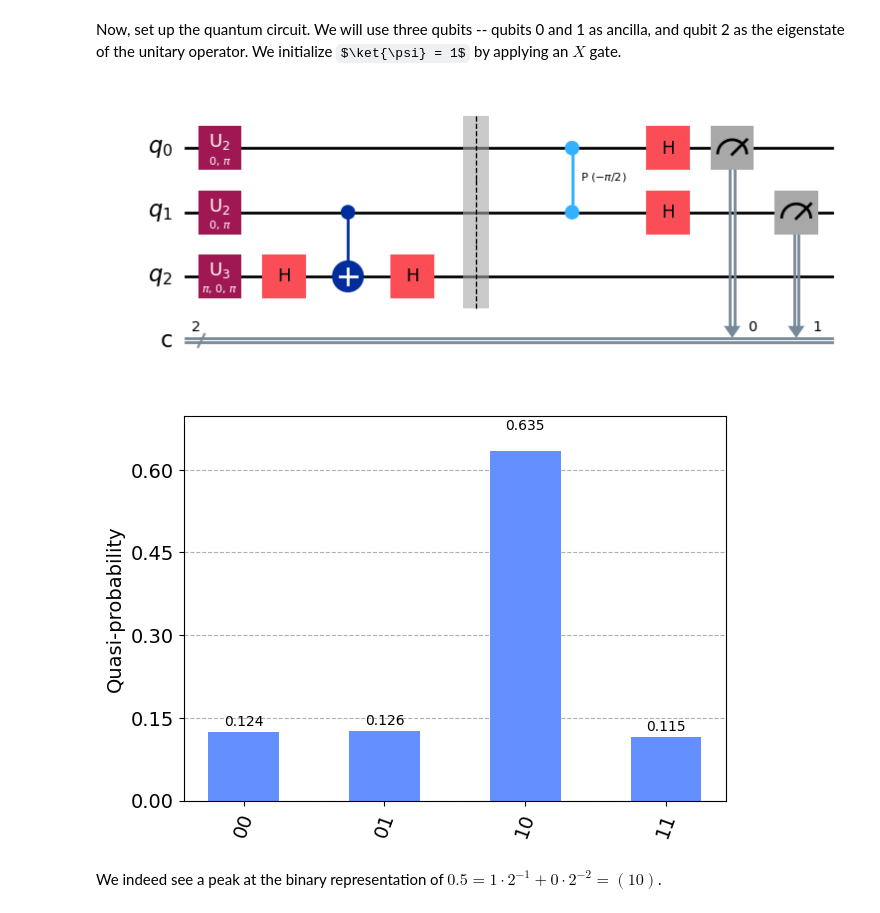
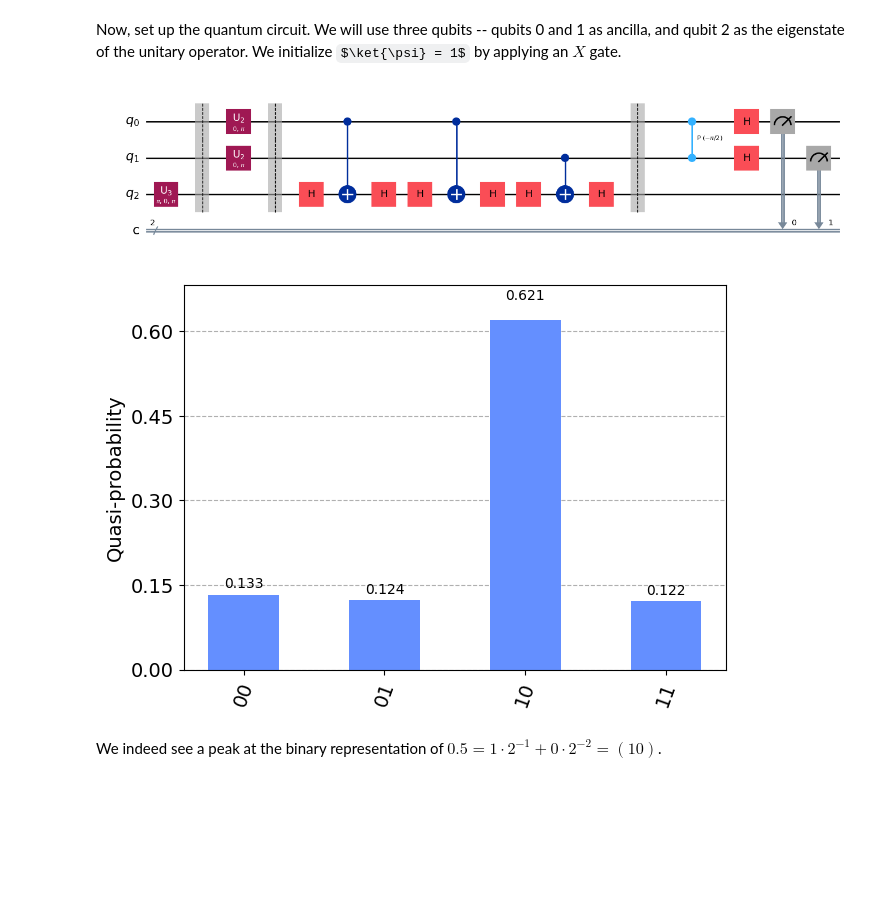
Before and after one commit to NicolaAssolini98/QuantumLab, a Jupyter notebook: Lab5/3_PhaseEstimation.ipynb, the cells around one changed output. Cells and saved outputs as stored; diff of their text form; code cells hidden in the pictures; some formulas as TeX source; blank space fills up the shorter version.

```diff
--- a/Lab5/3_PhaseEstimation.ipynb
+++ b/Lab5/3_PhaseEstimation.ipynb
@@ -193,39 +193,49 @@ def qft_dagger(n):
         circ.h(q[k])
 
     return circ
+
+def cu(n):
+    circ = QuantumCircuit(1, name="u^" + str(n))
+    for i in range(n):
+        circ.z(0)
+    cu = circ.to_gate().control(1)
+
+    return cu
 # %% [markdown]
 Now, set up the quantum circuit. We will use three qubits -- qubits 0 and 1 as ancilla, and qubit 2 as the eigenstate of the unitary operator.
 We initialize $\ket{\psi} = 1$ by applying an $X$ gate.
 # %%
 # Construct a circuit in qiskit for the 3 qubit (q) and 2 classical (c) registers.
 q = QuantumRegister(3, name='q')
 c = ClassicalRegister(2, name='c')
 qpe = QuantumCircuit(q, c)
 
 # Initialize your qubit[2] in a state |1> by applyin an X gate.
 qpe.x(q[2])
+qpe.barrier()
 
 # Apply Hadamard gates to the ancilla qubits
 qpe.h(q[0])
 qpe.h(q[1])
 
-# Next we perform the controlled unitary operations:
-# controlled unitary from q[0] is the identity matrix
-# controlled unitary from q[1] is a controlled-Z gate
-qpe.cz(q[1], q[2])
 qpe.barrier()
+
+qpe.append(cu(2),[0,2])
+qpe.append(cu(1),[1,2])
+qpe.barrier()
+
 qpe.append(qft_dagger(2),[0,1])
 qpe.measure(q[0], c[0])
 qpe.measure(q[1], c[1])
 qpe.decompose().draw('mpl')
 # qpe.draw('mpl')
 # %% [output]
-[figure, old version]
+[figure, new version]
 # %%
 job = sampler.run(qpe, shots=1024)
 results = job.result()
 plot_histogram(results.quasi_dists[0].binary_probabilities())
 # %% [output]
-[figure, old version]
+[figure, new version]
 # %% [markdown]
 We indeed see a peak at the binary representation of $0.5 = 1 \cdot 2^{-1} + 0 \cdot 2^{-2} = (10)$.
```
Also changed, not shown: parts of 1 cell of this notebook.
